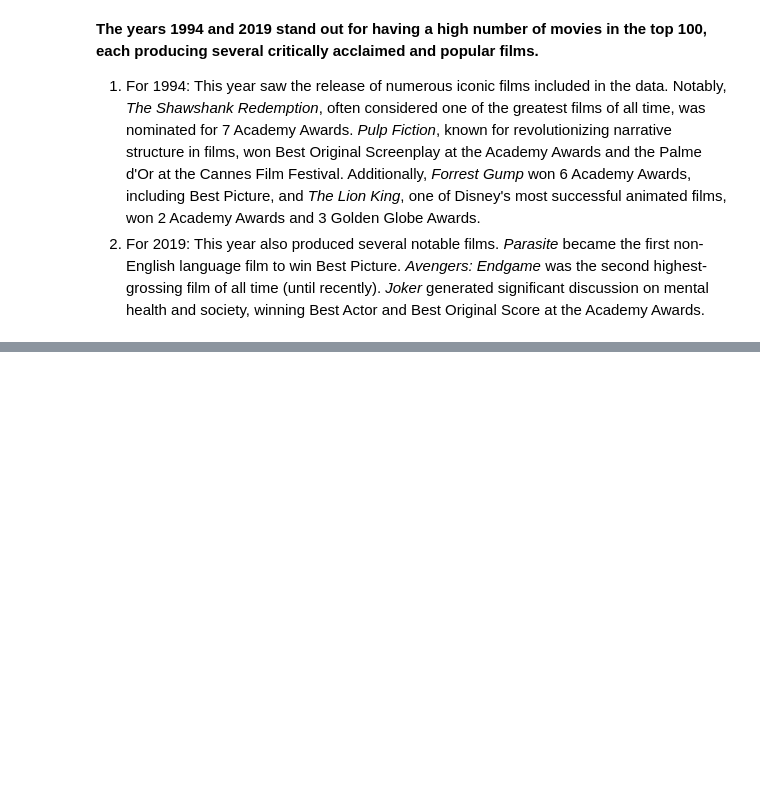
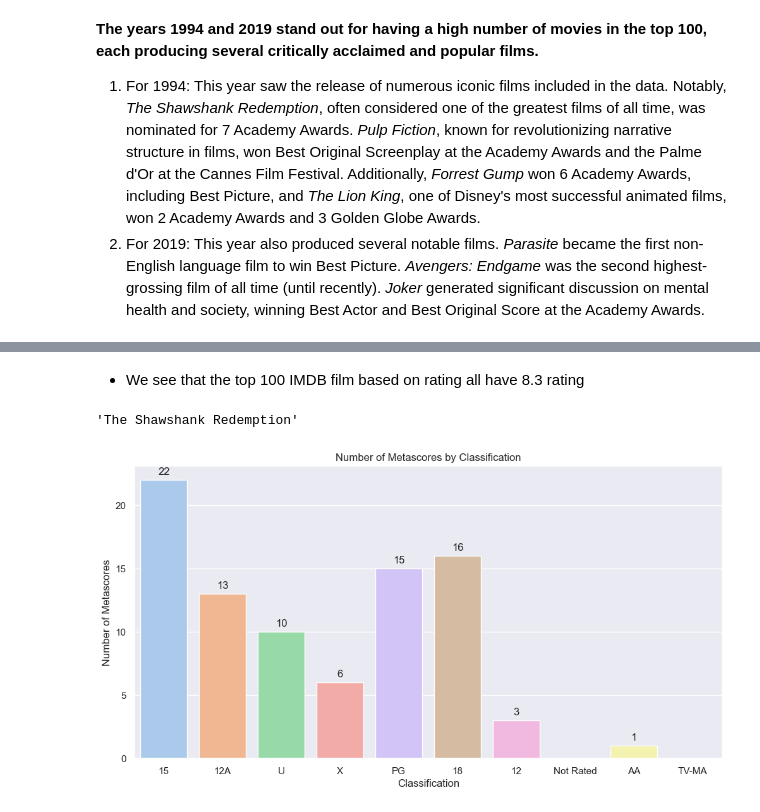
Before and after one commit to haphuong1810103/IMDB-Analytics, a Jupyter notebook: analysis_IMDB.ipynb, the cells around one changed output, grey strips where cells are left out. Cells and saved outputs as stored; diff of their text form; code cells hidden in the pictures; blank space fills up the shorter version.

```diff
--- a/analysis_IMDB.ipynb
+++ b/analysis_IMDB.ipynb
@@ -275,0 +233,29 @@ interactive(children=(Dropdown(description='Select Column:', options=('votes_cou
+# %% [markdown]
+- We see that the top 100 IMDB film based on rating all have 8.3 rating
+# %%
+film_with_highest_votes = df.loc[df['votes_count(K)'].idxmax(), 'title']
+film_with_highest_votes
+# %% [output]
+'The Shawshank Redemption'
+# %%
+plt.figure(figsize=(12, 6))
+
+ax = sns.barplot(x='classification', y='metascore', data=df, palette='pastel', estimator=lambda x: len(x), errorbar=None, hue='classification', dodge=False, legend=False)
+
+# Add annotations to the bars
+for p in ax.patches:
+    height = p.get_height()
+    ax.annotate(f'{int(height)}',
+                (p.get_x() + p.get_width() / 2., height),
+                ha = 'center', va = 'center',
+                xytext = (0, 9),
+                textcoords = 'offset points')
+
+
+plt.title('Number of Metascores by Classification')
+plt.xlabel('Classification')
+plt.ylabel('Number of Metascores')
+
+plt.show()
+# %% [output]
+[figure, added]
```
Also changed, not shown: parts of 21 cells of this notebook, 1 other file.
